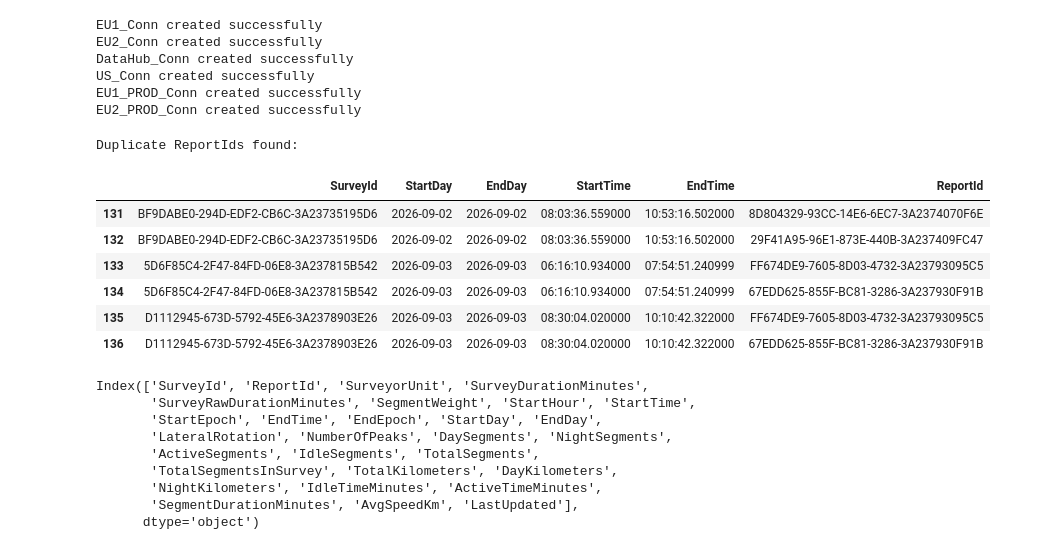
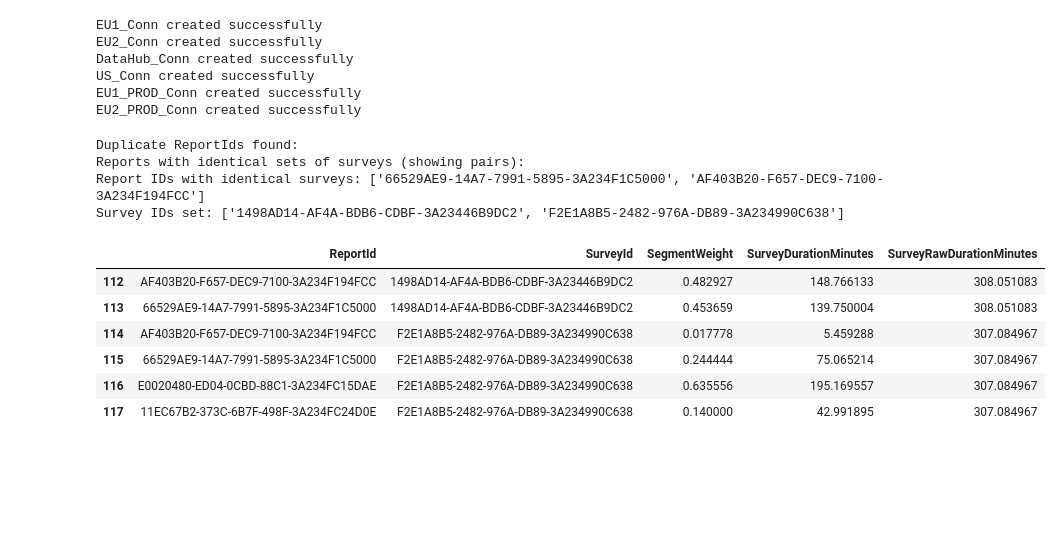
Before and after one commit to picarro-dsoler/KPIHub, a Jupyter notebook: SQLite/tools/Check/KPIHub_DataCheck_SurveyCheck.ipynb, the cells around one changed output. Cells and saved outputs as stored; diff of their text form; code cells hidden in the pictures; blank space fills up the shorter version.

```diff
--- a/SQLite/tools/Check/KPIHub_DataCheck_SurveyCheck.ipynb
+++ b/SQLite/tools/Check/KPIHub_DataCheck_SurveyCheck.ipynb
@@ -41,32 +41,51 @@ EU1_PROD_Conn created successfully
 EU2_PROD_Conn created successfully
 # %%
 data = Query(query = f"SELECT * FROM KPI_SurveySummary").execute(KPIHub_Conn)
-surveys = data[(data['StartDay'] >= '2026-08-31') & (data['StartDay'] <= '2026-09-06')]
-duplicate_reportids = surveys[surveys.duplicated(subset="SurveyId", keep=False)]
+data =
+duplicate_reportids = data[data.duplicated(subset="SurveyId", keep=False)]
 if not duplicate_reportids.empty:
     print("Duplicate ReportIds found:")
     #display(duplicate_reportids)
 else:
     print("No duplicate ReportIds found in the selected date range.")
-duplicate_reportids[['SurveyId', 'StartDay', 'EndDay', 'StartTime', 'EndTime' ,'ReportId']]
+# Find two reports that have exactly the same set of surveys (SurveyIds)
+
+# Create a mapping from ReportId to the set of SurveyIds for each Report
+report_survey_sets = (
+    data.groupby('ReportId')['SurveyId']
+    .agg(lambda x: set(x))
+    .reset_index()
+)
+
+# Find duplicates by the sets of SurveyIds: group by the set itself
+report_survey_sets['SurveySetStr'] = report_survey_sets['SurveyId'].apply(lambda s: ','.join(sorted(s)))
+duplicate_groups = report_survey_sets.groupby('SurveySetStr').filter(lambda x: len(x) > 1)
+
+if not duplicate_groups.empty:
+    print("Reports with identical sets of surveys (showing pairs):")
+    # If there are more than 2 reports in a group, just show the first pair
+    for _, group in duplicate_groups.groupby('SurveySetStr'):
+        if len(group) > 1:
+            reports = group['ReportId'].tolist()
+            survey_ids = list(group.iloc[0]['SurveyId'])
+            print(f"Report IDs with identical surveys: {reports[:2]}")
+            print(f"Survey IDs set: {survey_ids}")
+            break  # only print the first pair found
+else:
+    print("No reports with exactly identical sets of surveys found.")
 # %% [output]
 Duplicate ReportIds found:
+Reports with identical sets of surveys (showing pairs):
+Report IDs with identical surveys: ['66529AE9-14A7-7991-5895-3A234F1C5000', 'AF403B20-F657-DEC9-7100-3A234F194FCC']
+Survey IDs set: ['1498AD14-AF4A-BDB6-CDBF-3A23446B9DC2', 'F2E1A8B5-2482-976A-DB89-3A234990C638']
-|  | SurveyId | StartDay | EndDay | StartTime | EndTime | ReportId |
-| 131 | BF9DABE0-294D-EDF2-CB6C-3A23735195D6 | 2026-09-02 | 2026-09-02 | 08:03:36.559000 | 10:53:16.502000 | 8D804329-93CC-14E6-6EC7-3A2374070F6E |
-| 132 | BF9DABE0-294D-EDF2-CB6C-3A23735195D6 | 2026-09-02 | 2026-09-02 | 08:03:36.559000 | 10:53:16.502000 | 29F41A95-96E1-873E-440B-3A237409FC47 |
-| 133 | 5D6F85C4-2F47-84FD-06E8-3A237815B542 | 2026-09-03 | 2026-09-03 | 06:16:10.934000 | 07:54:51.240999 | FF674DE9-7605-8D03-4732-3A23793095C5 |
-| 134 | 5D6F85C4-2F47-84FD-06E8-3A237815B542 | 2026-09-03 | 2026-09-03 | 06:16:10.934000 | 07:54:51.240999 | 67EDD625-855F-BC81-3286-3A237930F91B |
-| 135 | D1112945-673D-5792-45E6-3A2378903E26 | 2026-09-03 | 2026-09-03 | 08:30:04.020000 | 10:10:42.322000 | FF674DE9-7605-8D03-4732-3A23793095C5 |
-| 136 | D1112945-673D-5792-45E6-3A2378903E26 | 2026-09-03 | 2026-09-03 | 08:30:04.020000 | 10:10:42.322000 | 67EDD625-855F-BC81-3286-3A237930F91B |
-# %%
-surveys.columns
-# %% [output]
-Index(['SurveyId', 'ReportId', 'SurveyorUnit', 'SurveyDurationMinutes',
-       'SurveyRawDurationMinutes', 'SegmentWeight', 'StartHour', 'StartTime',
-       'StartEpoch', 'EndTime', 'EndEpoch', 'StartDay', 'EndDay',
-       'LateralRotation', 'NumberOfPeaks', 'DaySegments', 'NightSegments',
-       'ActiveSegments', 'IdleSegments', 'TotalSegments',
-       'TotalSegmentsInSurvey', 'TotalKilometers', 'DayKilometers',
-       'NightKilometers', 'IdleTimeMinutes', 'ActiveTimeMinutes',
-       'SegmentDurationMinutes', 'AvgSpeedKm', 'LastUpdated'],
-      dtype='object')
+# %%
+# Fix: Select data for ReportIds in the 'reports' list (not using elementwise comparison)
+data[data['SurveyId'].isin(survey_ids)][['ReportId','SurveyId','SegmentWeight','SurveyDurationMinutes','SurveyRawDurationMinutes']]
+# %% [output]
+|  | ReportId | SurveyId | SegmentWeight | SurveyDurationMinutes | SurveyRawDurationMinutes |
+| 112 | AF403B20-F657-DEC9-7100-3A234F194FCC | 1498AD14-AF4A-BDB6-CDBF-3A23446B9DC2 | 0.482927 | 148.766133 | 308.051083 |
+| 113 | 66529AE9-14A7-7991-5895-3A234F1C5000 | 1498AD14-AF4A-BDB6-CDBF-3A23446B9DC2 | 0.453659 | 139.750004 | 308.051083 |
+| 114 | AF403B20-F657-DEC9-7100-3A234F194FCC | F2E1A8B5-2482-976A-DB89-3A234990C638 | 0.017778 | 5.459288 | 307.084967 |
+| 115 | 66529AE9-14A7-7991-5895-3A234F1C5000 | F2E1A8B5-2482-976A-DB89-3A234990C638 | 0.244444 | 75.065214 | 307.084967 |
+| 116 | E0020480-ED04-0CBD-88C1-3A234FC15DAE | F2E1A8B5-2482-976A-DB89-3A234990C638 | 0.635556 | 195.169557 | 307.084967 |
+| 117 | 11EC67B2-373C-6B7F-498F-3A234FC24D0E | F2E1A8B5-2482-976A-DB89-3A234990C638 | 0.140000 | 42.991895 | 307.084967 |
```
Also changed, not shown: parts of 3 cells of this notebook, 6 other files.
